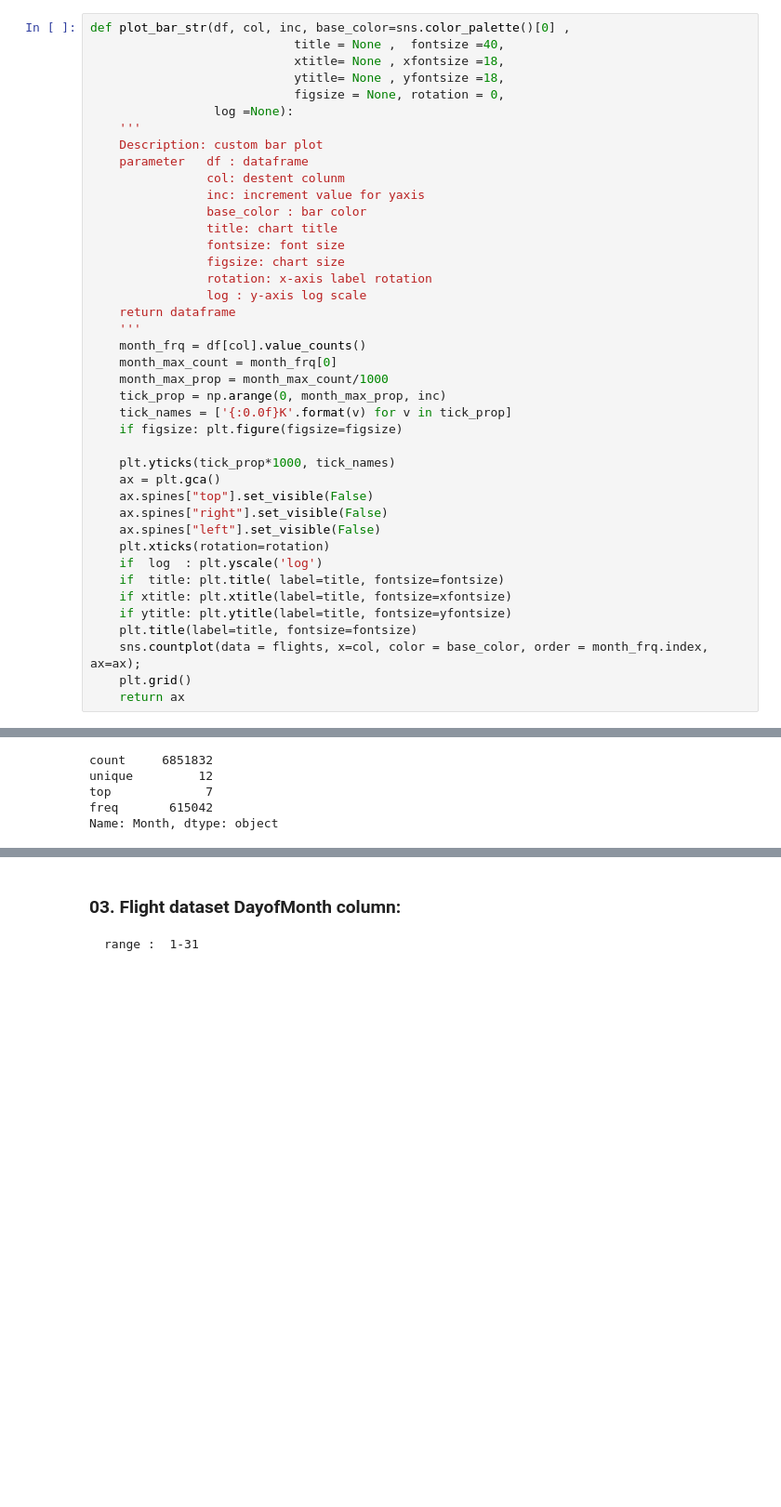
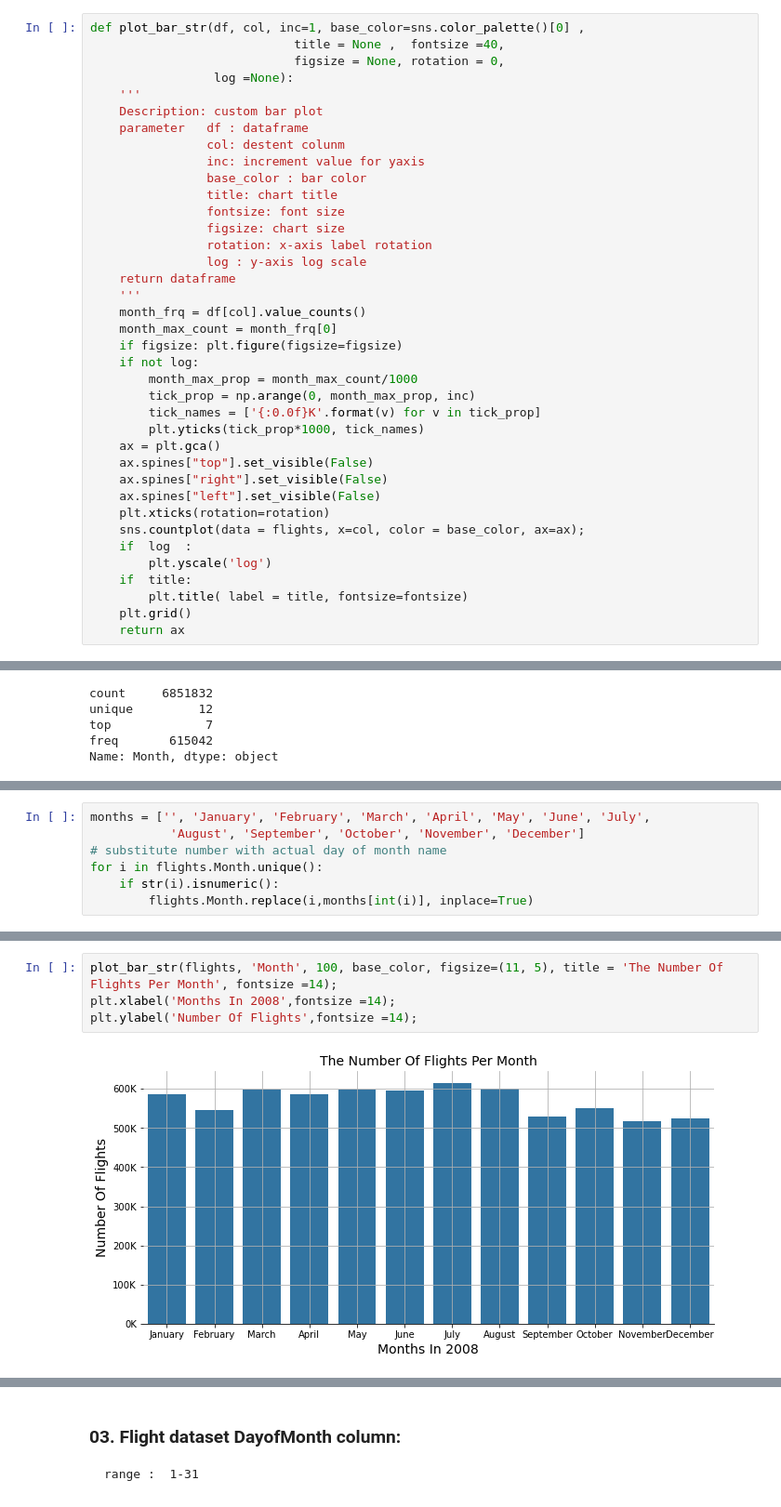
Before and after one commit to mlotfic/Communicate-Dtata-Finding, a Jupyter notebook: notebooks/exploration.ipynb, the cells around one changed output, grey strips where cells are left out. Shown at 93% size. Cells and saved outputs as stored; diff of their text form; blank space fills up the shorter version.

```diff
--- a/notebooks/exploration.ipynb
+++ b/notebooks/exploration.ipynb
@@ -80,10 +80,8 @@ def load_dataset(name='flights'):
     print('Elapsed loading time :', t2-t1)
     return df
 # %%
-def plot_bar_str(df, col, inc, base_color=sns.color_palette()[0] ,
+def plot_bar_str(df, col, inc=1, base_color=sns.color_palette()[0] ,
                             title = None ,  fontsize =40,
-                            xtitle= None , xfontsize =18,
-                            ytitle= None , yfontsize =18,
                             figsize = None, rotation = 0,
                  log =None):
     '''
@@ -101,23 +99,22 @@ def plot_bar_str(df, col, inc, base_color=sns.color_palette()[0] ,
     '''
     month_frq = df[col].value_counts()
     month_max_count = month_frq[0]
-    month_max_prop = month_max_count/1000
-    tick_prop = np.arange(0, month_max_prop, inc)
-    tick_names = ['{:0.0f}K'.format(v) for v in tick_prop]
     if figsize: plt.figure(figsize=figsize)
-
-    plt.yticks(tick_prop*1000, tick_names)
+    if not log:
+        month_max_prop = month_max_count/1000
+        tick_prop = np.arange(0, month_max_prop, inc)
+        tick_names = ['{:0.0f}K'.format(v) for v in tick_prop]
+        plt.yticks(tick_prop*1000, tick_names)
     ax = plt.gca()
     ax.spines["top"].set_visible(False)
     ax.spines["right"].set_visible(False)
     ax.spines["left"].set_visible(False)
     plt.xticks(rotation=rotation)
-    if  log  : plt.yscale('log')
-    if  title: plt.title( label=title, fontsize=fontsize)
-    if xtitle: plt.xtitle(label=title, fontsize=xfontsize)
-    if ytitle: plt.ytitle(label=title, fontsize=yfontsize)
-    plt.title(label=title, fontsize=fontsize)
-    sns.countplot(data = flights, x=col, color = base_color, order = month_frq.index, ax=ax);
+    sns.countplot(data = flights, x=col, color = base_color, ax=ax);
+    if  log  :
+        plt.yscale('log')
+    if  title:
+        plt.title( label = title, fontsize=fontsize)
     plt.grid()
     return ax
 # %%
@@ -804,0 +797,7 @@ plot_bar_str(flights, 'Month', 100, base_color)
+# %%
+months = ['', 'January', 'February', 'March', 'April', 'May', 'June', 'July',
+           'August', 'September', 'October', 'November', 'December']
+# substitute number with actual day of month name
+for i in flights.Month.unique():
+    if str(i).isnumeric():
+        flights.Month.replace(i,months[int(i)], inplace=True)
@@ -805 +810,7 @@ plot_bar_str(flights, 'Month', 100, base_color)
+# %%
+plot_bar_str(flights, 'Month', 100, base_color, figsize=(11, 5), title = 'The Number Of Flights Per Month', fontsize =14);
+plt.xlabel('Months In 2008',fontsize =14);
+plt.ylabel('Number Of Flights',fontsize =14);
+# %% [output]
+[figure, added]
 # %% [markdown]
```
Also changed, not shown: parts of 101 cells of this notebook.
